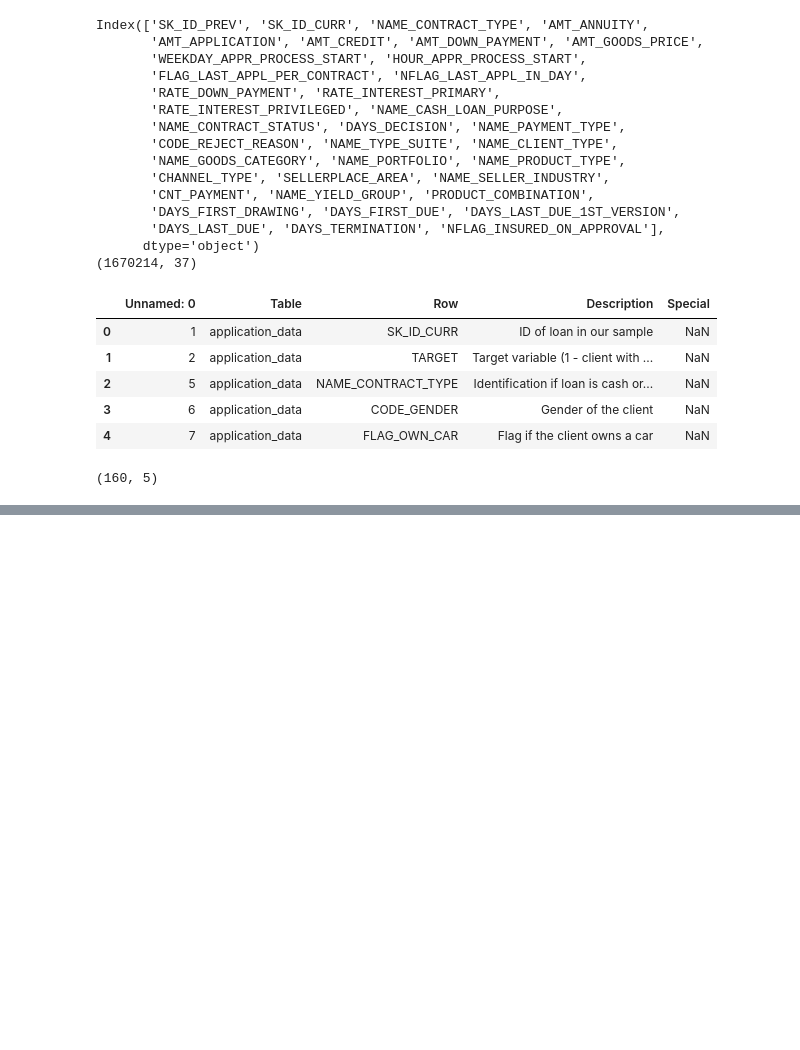
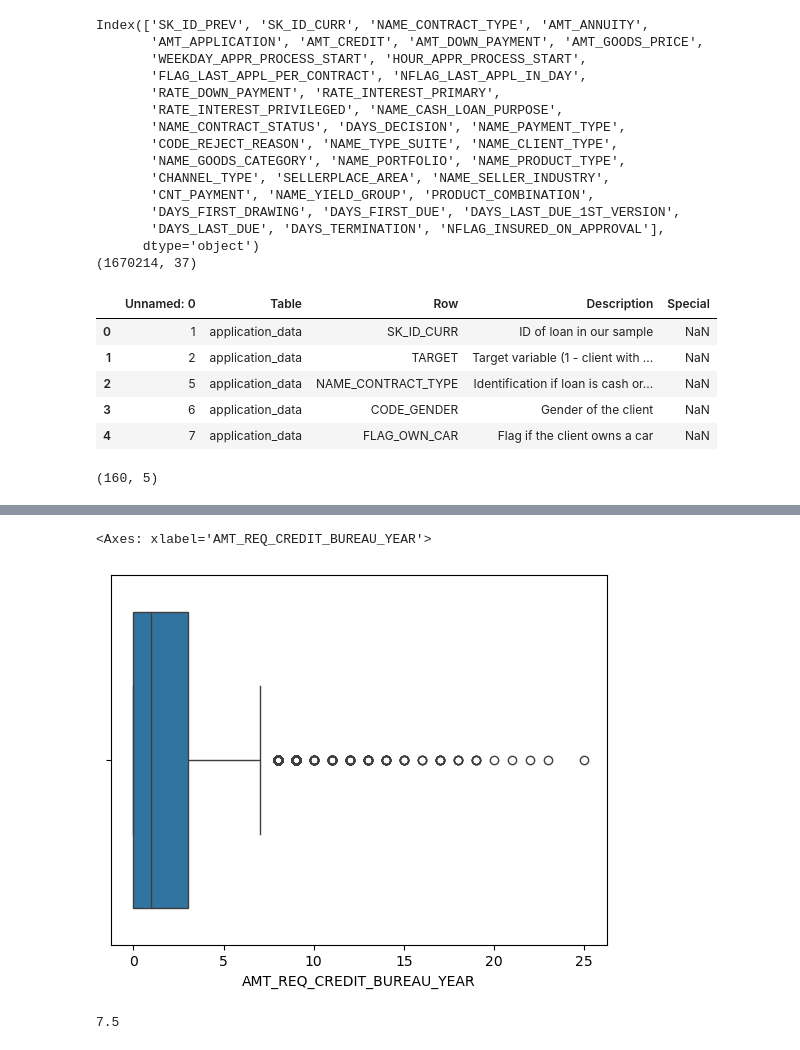
Before and after one commit to PrakNew/UpGrad, a Jupyter notebook: Credit EDA Case Study/credit-eda-case-study.ipynb, the cells around one changed output, grey strips where cells are left out. Drawn from its saved outputs; the diff is of its cells as text; code cells hidden in the pictures; blank space fills up the shorter version.

Commit message:
credit eda case study added till data cleaning

```diff
--- a/Credit EDA Case Study/credit-eda-case-study.ipynb
+++ b/Credit EDA Case Study/credit-eda-case-study.ipynb
@@ -86,0 +129,4 @@ df_col_desc.shape
+# %%
+# Finding the percentage of missing values
+empty_df_per = ((df_application_current.isnull().sum()/df_application_current.shape[0])*100).sort_values(ascending=False)
+print(empty_df_per)
@@ -86,0 +151,4 @@ df_col_desc.shape
+# %%
+cols_with_30_percent_missing_values = empty_df_per[empty_df_per.values>=30].index
+print(cols_with_30_percent_missing_values)
+print(len(cols_with_30_percent_missing_values))
@@ -86,0 +176,2 @@ df_col_desc.shape
+# %%
+df_application_current.drop(cols_with_30_percent_missing_values, axis=1, inplace=True) # Dropping columns with more than 30% missing values
@@ -86,0 +264,3 @@ df_col_desc.shape
+# %%
+# Filling the EXT_SOURCE_3 with mean
+df_application_current["EXT_SOURCE_3"].fillna(df_application_current["EXT_SOURCE_3"].mean(),inplace=True)
@@ -86,0 +301,15 @@ df_col_desc.shape
+# %%
+sns.boxplot(x=df_application_current["AMT_REQ_CREDIT_BUREAU_YEAR"])
+# %% [output]
+<Axes: xlabel='AMT_REQ_CREDIT_BUREAU_YEAR'>
+[figure, added]
+# %%
+Q1 = df_application_current['AMT_REQ_CREDIT_BUREAU_YEAR'].quantile(0.25)
+Q3 = df_application_current['AMT_REQ_CREDIT_BUREAU_YEAR'].quantile(0.75)
+IQR = Q3 - Q1
+lower_bound = Q1 - 1.5 * IQR
+upper_bound = Q3 + 1.5 * IQR
+
+print(upper_bound)
+# %% [output]
+7.5
```
Also changed, not shown: parts of 23 cells of this notebook.
